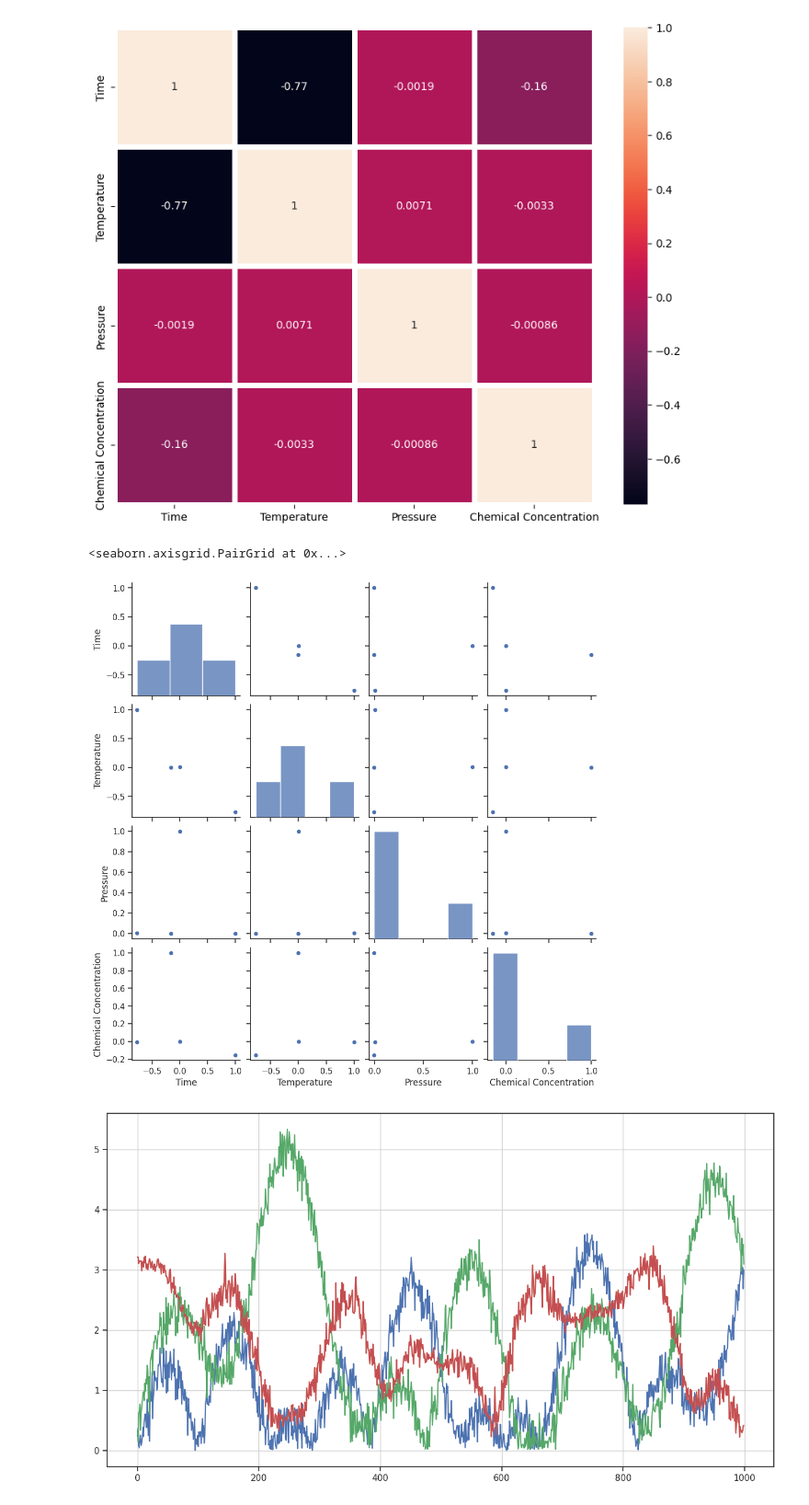
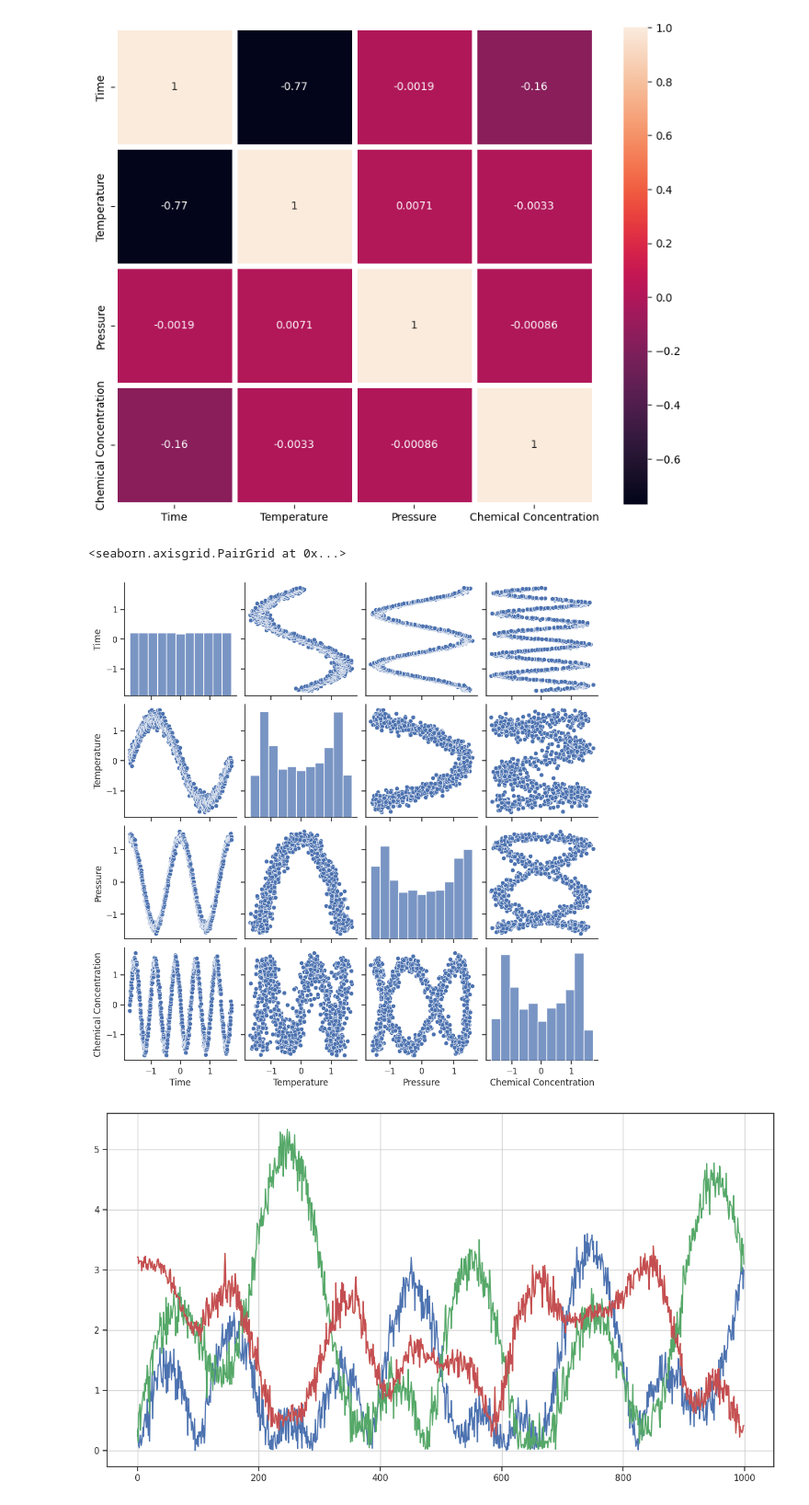
Before and after one commit to arielwendichansky/DI_Bootcamp, a Jupyter notebook: Week6/Day4/Daily_Challenge/Advanced_Data_Analysis.ipynb, the cells around one changed output. Shown at 92% size. Cells and saved outputs as stored; diff of their text form; code cells hidden in the pictures.

```diff
--- a/Week6/Day4/Daily_Challenge/Advanced_Data_Analysis.ipynb
+++ b/Week6/Day4/Daily_Challenge/Advanced_Data_Analysis.ipynb
@@ -153,12 +153,13 @@ sns.heatmap(corr, annot=True,  linewidths=5)
 <Axes: >
 [figure]
 # %%
+
 sns.set_theme(style="ticks")
 
-sns.pairplot(corr)
+sns.pairplot(normalized_data)
 # %% [output]
 <seaborn.axisgrid.PairGrid at 0x...>
-[figure, old version]
+[figure, new version]
 # %%
 # Plot the amplitude vs. frequency graph
 f = plt.subplots(figsize=(15,8))
```
